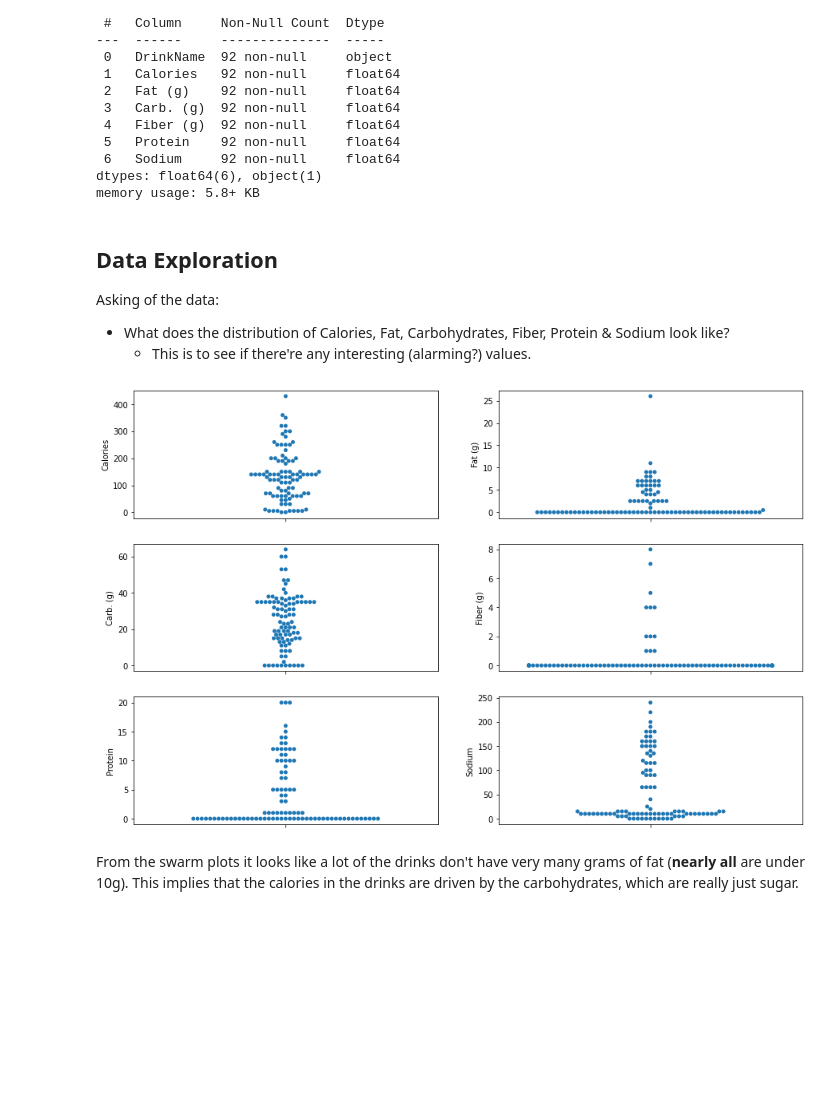
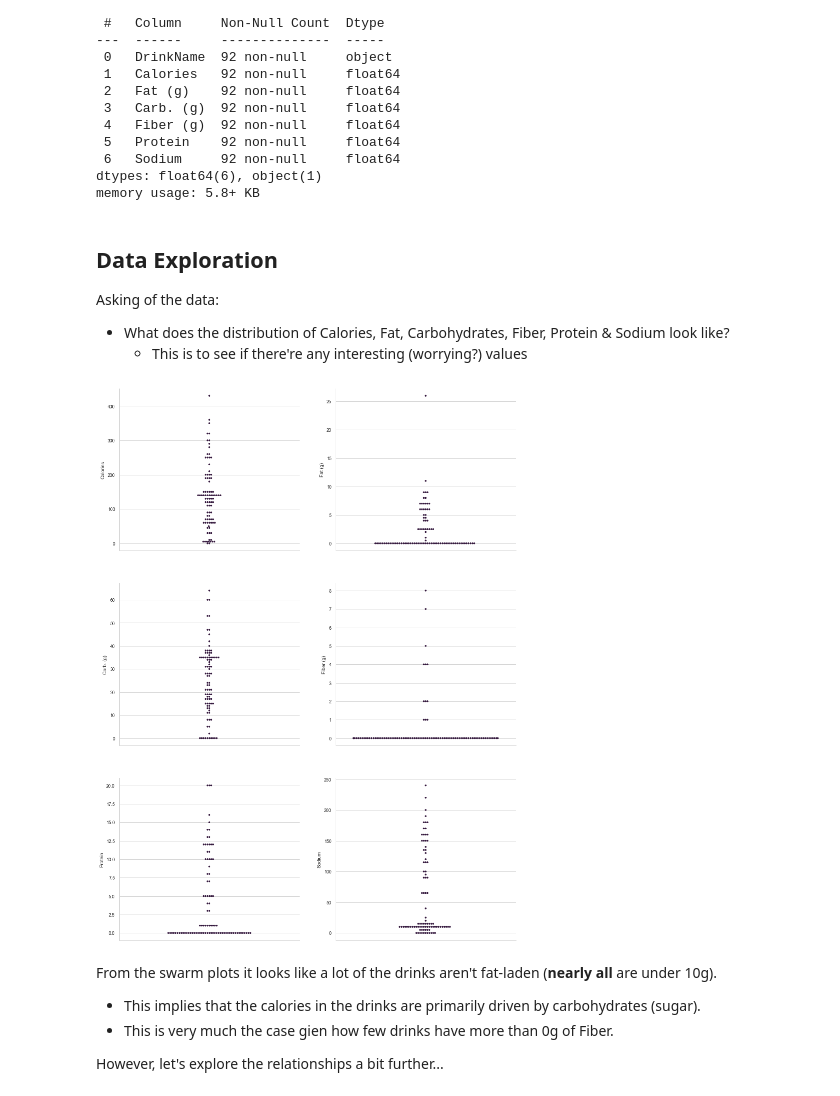
Before and after one commit to dj-m/DataStoryCrafting, a Jupyter notebook: DataStorytelling.ipynb, the cells around one changed output. Drawn from its saved outputs; the diff is of its cells as text; code cells hidden in the pictures; blank space fills up the shorter version.

```diff
--- a/DataStorytelling.ipynb
+++ b/DataStorytelling.ipynb
@@ -74,14 +75,20 @@ memory usage: 5.8+ KB
 Asking of the data:
 
 - What does the distribution of Calories, Fat, Carbohydrates, Fiber, Protein & Sodium look like?
-  - This is to see if there're any interesting (alarming?) values.
+  - This is to see if there're any interesting (worrying?) values
 # %%
-fig = plt.figure(figsize = (15,10))
+fig = plt.figure(figsize = (14,20))
+
 
 for column in range(1, len(df.columns)):
     plt.subplot(3,2,column)
-    sns.swarmplot(y = df[df.columns[column]])
+    sns.swarmplot(y = df[df.columns[column]], s = 3.5)
+    sns.despine()
 # %% [output]
-[figure, old version]
+[figure, new version]
 # %% [markdown]
-From the swarm plots it looks like a lot of the drinks don't have very many grams of fat (**nearly all** are under 10g). This implies that the calories in the drinks are driven by the carbohydrates, which are really just sugar.
+From the swarm plots it looks like a lot of the drinks aren't fat-laden (**nearly all** are under 10g).
+- This implies that the calories in the drinks are primarily driven by carbohydrates (sugar).
+- This is very much the case gien how few drinks have more than 0g of Fiber.
+
+However, let's explore the relationships a bit further...
```
Also changed, not shown: parts of 8 cells of this notebook.
